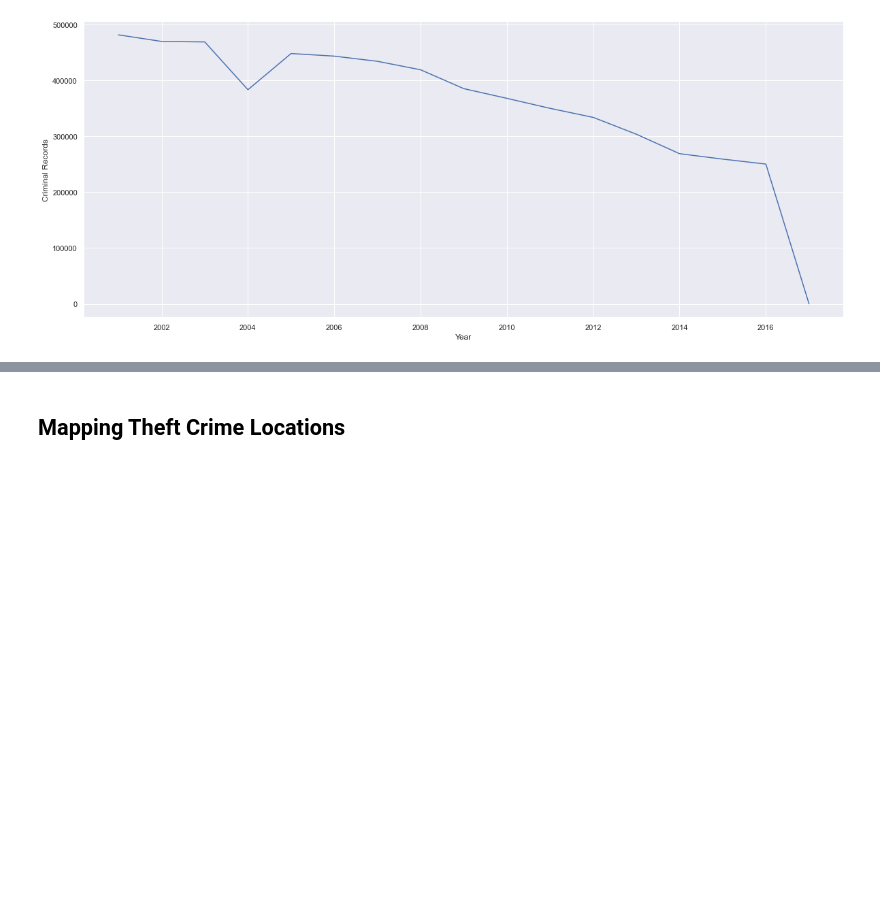
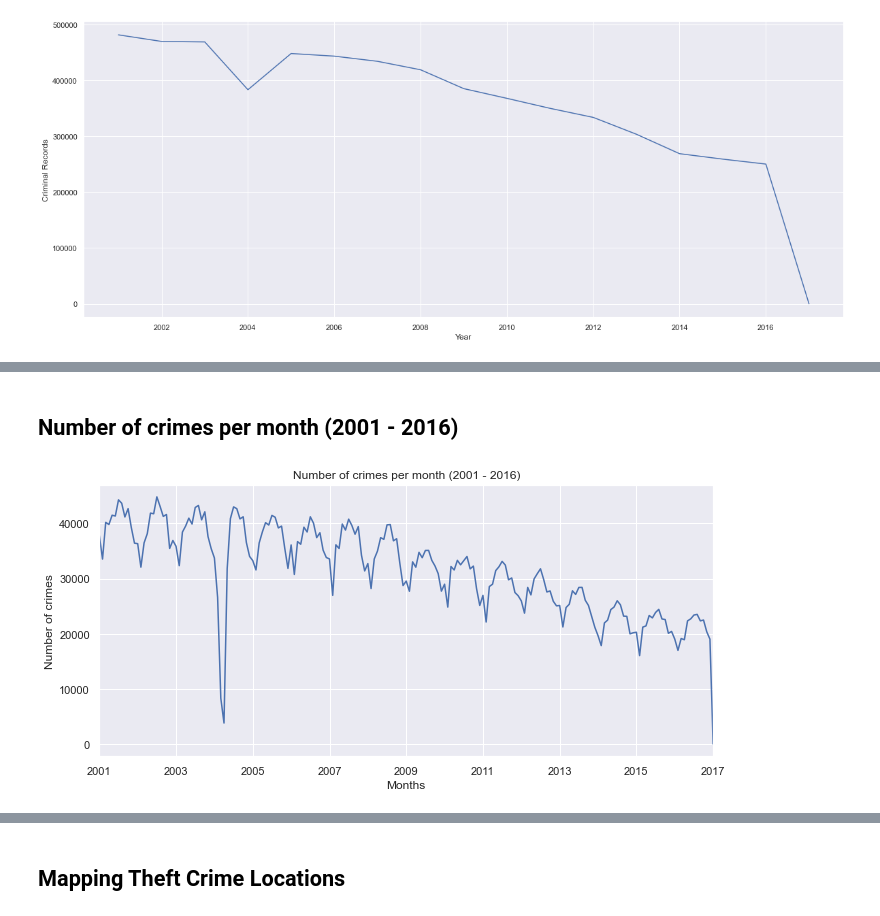
Before and after one commit to nafisa-samia/Analysis-of-Crimes-in-Chicago, a Jupyter notebook: Crimes-in-Chicago-visualization.ipynb, the cells around one changed output, grey strips where cells are left out. Saved outputs shown, nothing was run; the diff lists cells and outputs as text; code cells hidden in the pictures; blank space fills up the shorter version.

```diff
--- a/Crimes-in-Chicago-visualization.ipynb
+++ b/Crimes-in-Chicago-visualization.ipynb
@@ -653,0 +669,11 @@ plt.show()
+# %% [markdown]
+## Number of crimes per month (2001 - 2016)
+# %%
+plt.figure(figsize=(11,5))
+crimes_df.resample('M').size().plot(legend=False)
+plt.title('Number of crimes per month (2001 - 2016)')
+plt.xlabel('Months')
+plt.ylabel('Number of crimes')
+plt.show()
+# %% [output]
+[figure, added]
```
Also changed, not shown: parts of 16 cells of this notebook.
